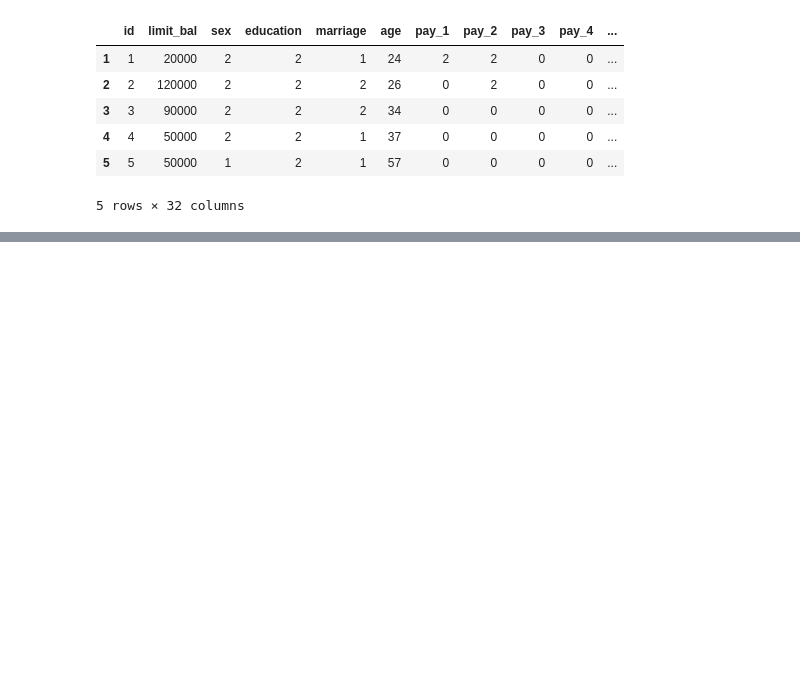
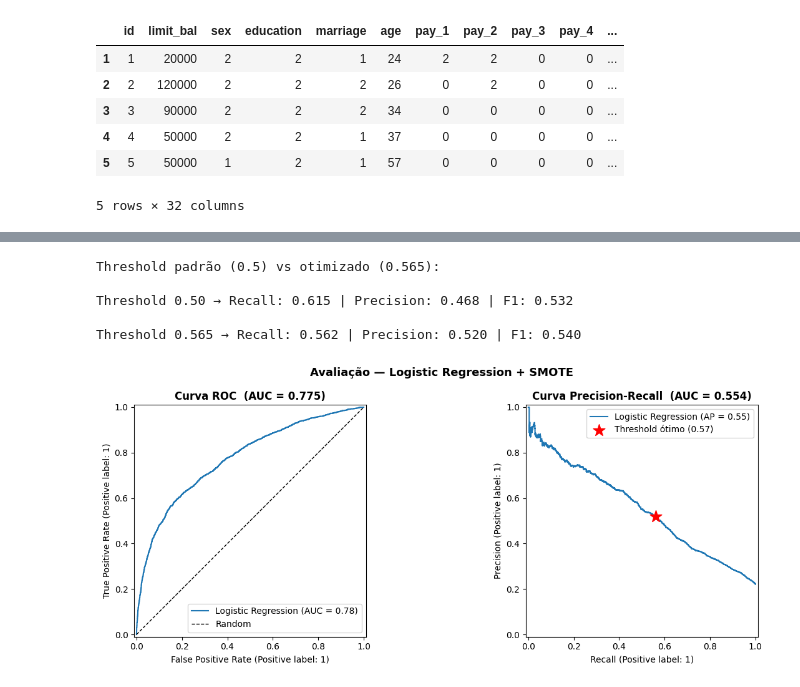
Before and after one commit to ASFischer/credit_risk, a Jupyter notebook: notebooks/modeling.ipynb, the cells around one changed output, grey strips where cells are left out. Cells and saved outputs as stored; diff of their text form; code cells hidden in the pictures; blank space fills up the shorter version.

```diff
--- a/notebooks/modeling.ipynb
+++ b/notebooks/modeling.ipynb
@@ -43,0 +98,3 @@ df.head()
+# %%
+y_pred  = pipe.predict(X_test)
+y_proba = pipe.predict_proba(X_test)[:, 1] #Probabilidade da classe 1
@@ -43,0 +128,46 @@ df.head()
+# %%
+precision_arr, recall_arr, thresholds = precision_recall_curve(y_test, y_proba)
+
+f1_scores = 2 * (precision_arr * recall_arr) / (precision_arr + recall_arr + 1e-9)
+best_idx   = f1_scores.argmax()
+best_thr   = thresholds[best_idx]
+
+print(f"\nThreshold padrão (0.5) vs otimizado ({best_thr:.3f}):")
+y_pred_default  = (y_proba >= 0.50).astype(int)
+y_pred_tuned    = (y_proba >= best_thr).astype(int)
+
+for label, pred in [("Threshold 0.50", y_pred_default), (f"Threshold {best_thr:.3f}", y_pred_tuned)]:
+    report = classification_report(y_test, pred, target_names=['Adimplente', 'Inadimplente'],
+                                   output_dict=True)
+    recall_1    = report['Inadimplente']['recall']
+    precision_1 = report['Inadimplente']['precision']
+    f1_1        = report['Inadimplente']['f1-score']
+    print(f"\n{label} → Recall: {recall_1:.3f} | Precision: {precision_1:.3f} | F1: {f1_1:.3f}")
+# %% [output]
+Threshold padrão (0.5) vs otimizado (0.565):
+
+Threshold 0.50 → Recall: 0.615 | Precision: 0.468 | F1: 0.532
+
+Threshold 0.565 → Recall: 0.562 | Precision: 0.520 | F1: 0.540
+# %%
+fig, axes = plt.subplots(1, 2, figsize=(13, 5))
+
+RocCurveDisplay.from_predictions(y_test, y_proba, ax=axes[0], name='Logistic Regression')
+axes[0].plot([0, 1], [0, 1], 'k--', linewidth=1, label='Random')
+axes[0].set_title(f'Curva ROC  (AUC = {roc_auc:.3f})', fontweight='bold')
+axes[0].legend()
+
+PrecisionRecallDisplay.from_predictions(y_test, y_proba, ax=axes[1], name='Logistic Regression')
+# Marca o threshold ótimo na curva PR
+axes[1].scatter(recall_arr[best_idx], precision_arr[best_idx],
+                marker='*', s=200, color='red', zorder=5,
+                label=f'Threshold ótimo ({best_thr:.2f})')
+axes[1].set_title(f'Curva Precision-Recall  (AUC = {pr_auc:.3f})', fontweight='bold')
+axes[1].legend()
+
+plt.suptitle('Avaliação — Logistic Regression + SMOTE', fontsize=13, fontweight='bold')
+plt.tight_layout()
+plt.savefig('../plots/lr_evaluation.png', bbox_inches='tight')
+plt.show()
+# %% [output]
+[figure, added]
```
Also changed, not shown: parts of 3 cells of this notebook, 2 other files.
